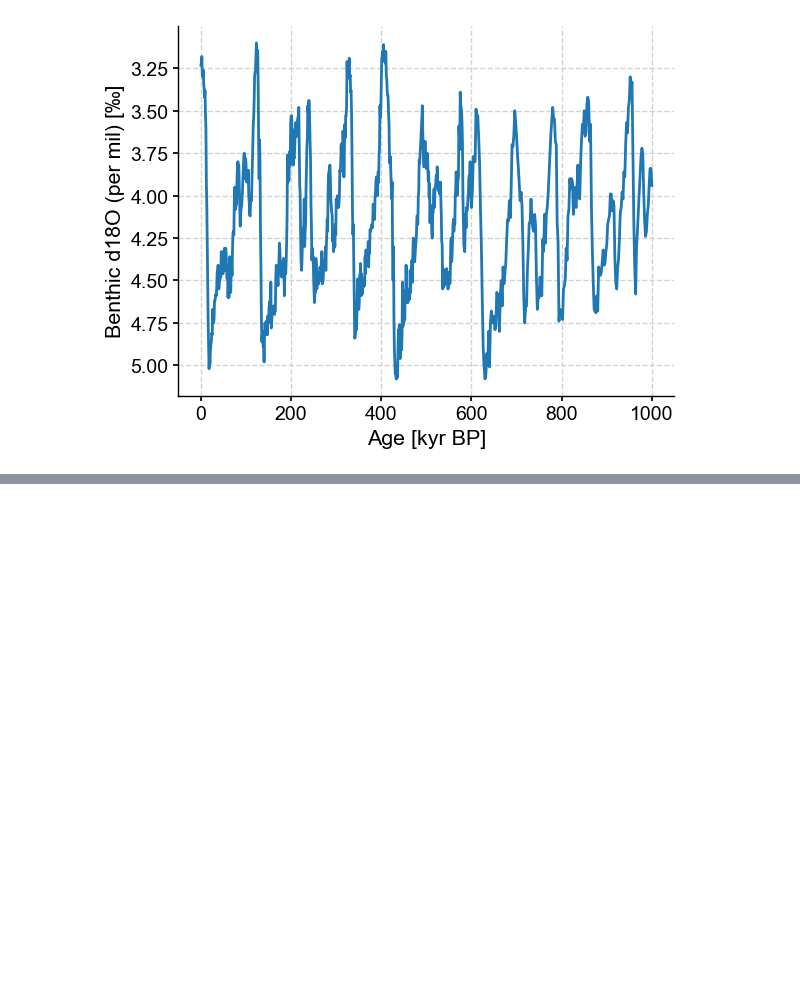
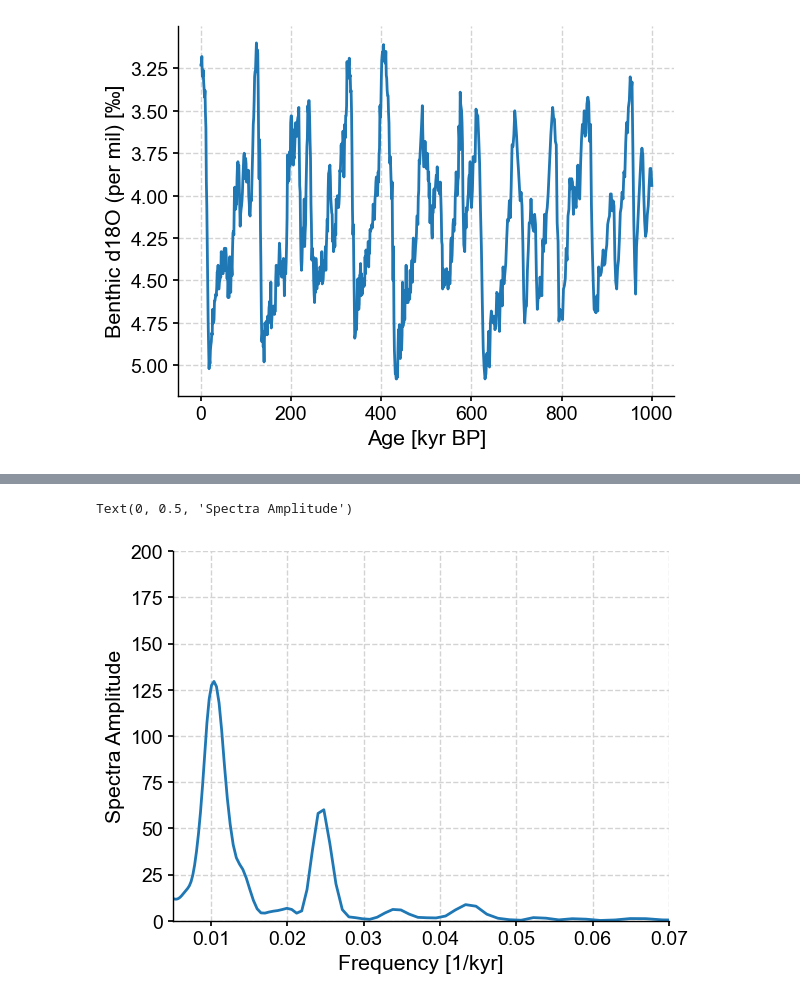
Before and after one commit to ClimateMatchAcademy/course-content, a Jupyter notebook: tutorials/W1D4_Paleoclimate/W1D4_Tutorial6.ipynb, the cells around one changed output, grey strips where cells are left out. Saved outputs shown, nothing was run; the diff lists cells and outputs as text; code cells hidden in the pictures; blank space fills up the shorter version.

```diff
--- a/tutorials/W1D4_Paleoclimate/W1D4_Tutorial6.ipynb
+++ b/tutorials/W1D4_Paleoclimate/W1D4_Tutorial6.ipynb
@@ -225,0 +175,9 @@ This tutorial equips you with the skills to handle paleoclimate proxy datasets u
+# %%
+plt.plot(lr04_ls_sd_sig.frequency,lr04_ls_sd_sig.amplitude)
+plt.xlim([0.005, 0.07])
+plt.ylim([0, 200])
+plt.xlabel('Frequency [1/kyr]')
+plt.ylabel('Spectra Amplitude')
+# %% [output]
+Text(0, 0.5, 'Spectra Amplitude')
+[figure, added]
```
Also changed, not shown: parts of 50 cells of this notebook, 2 other files.
